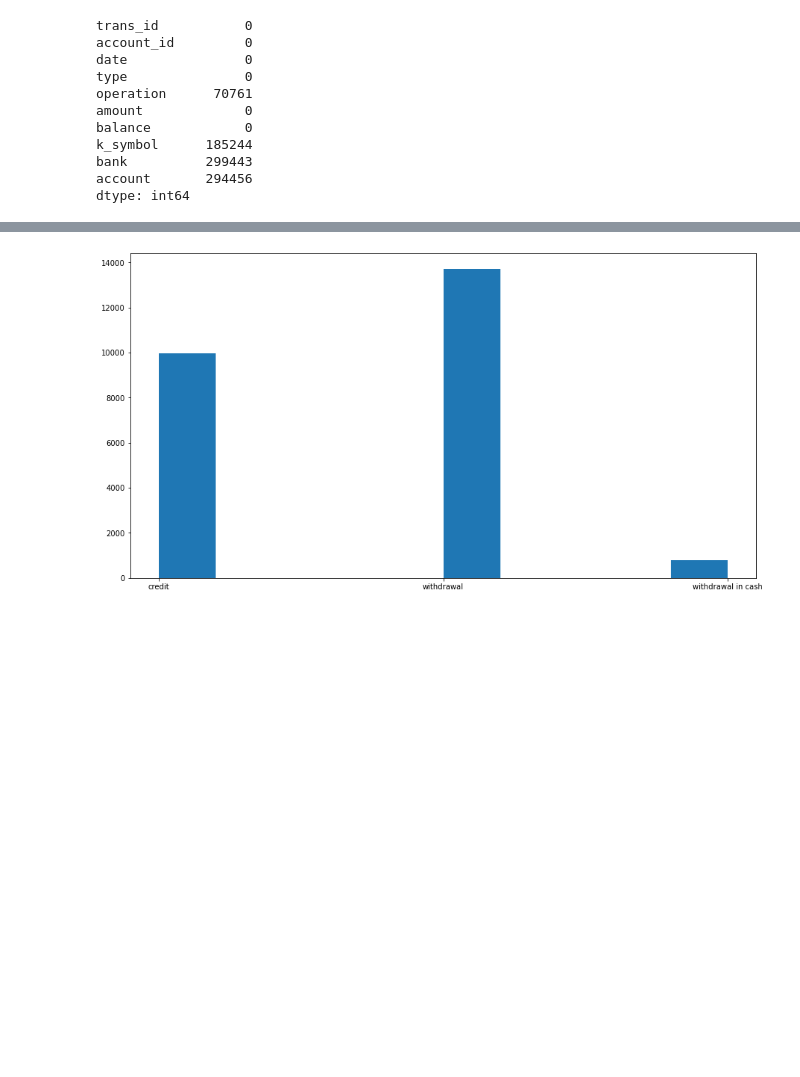
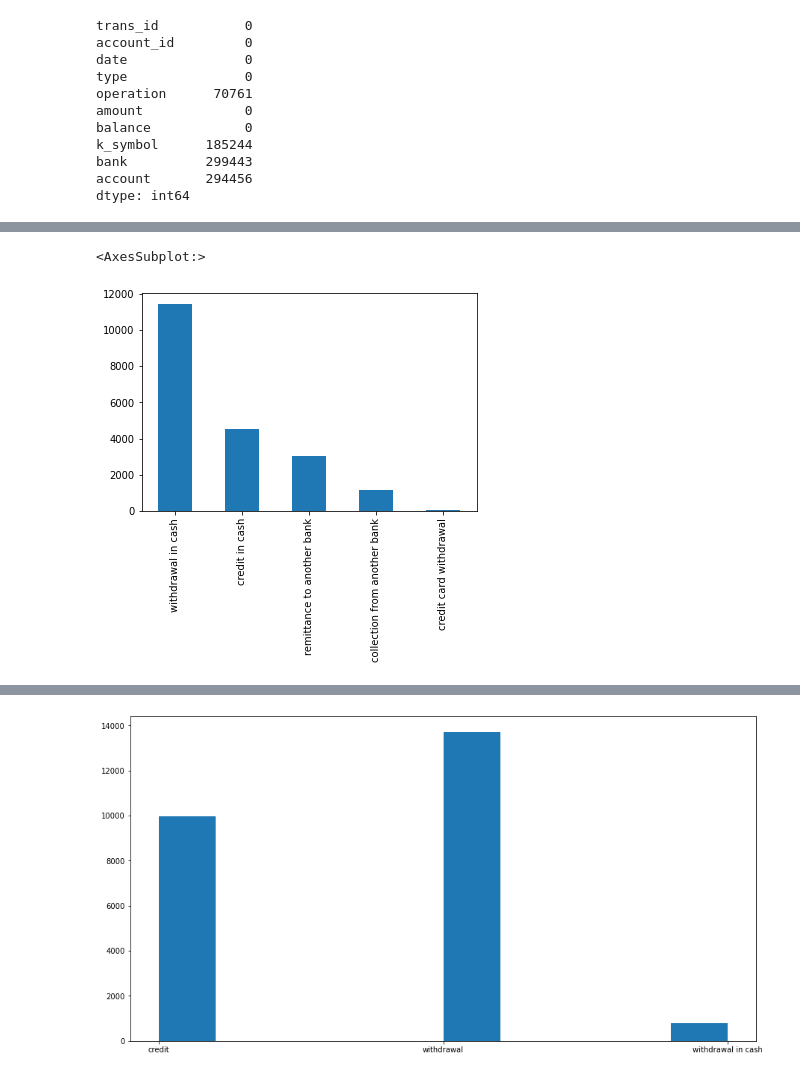
Before and after one commit to pipe-01/AC, a Jupyter notebook: client2.ipynb, the cells around one changed output, grey strips where cells are left out. Cells and saved outputs as stored; diff of their text form; code cells hidden in the pictures; blank space fills up the shorter version.

Commit message:
data preparation in progress

```diff
--- a/client2.ipynb
+++ b/client2.ipynb
@@ -145,0 +149,4 @@ merged_client_demo_account.head()
+# %%
+import seaborn as sns
+sns.set_theme(style="darkgrid")
+sns.relplot(data= merged_client_demo_account, x="unemployment_increase", y="status")
@@ -146,7 +157,7 @@ merged_client_demo_account.head()
 # %% [markdown]
 ### Merge the Loan and Transaction table with account
 # %%
-loan = pd.read_csv("ficheiros_competicao_dev/loan_dev.csv", sep=";", header=0)
+loan = pd.read_csv("dados/loan_dev.csv", sep=";", header=0)
 loan.head()
 # %% [output]
 |  | loan_id | account_id | date | amount | duration | payments | status |
@@ -158,7 +169,7 @@ loan.head()
 # %% [markdown]
 #### Clean Transaction data
 # %%
-trans = pd.read_csv("ficheiros_competicao_dev/trans_dev.csv", sep=";", header=0)
+trans = pd.read_csv("dados/trans_dev.csv", sep=";", header=0)
 trans.head()
 # %% [output]
 |  | trans_id | account_id | date | type | operation | amount | balance | k_symbol | bank | account |
@@ -191,3 +202,8 @@ merge.head()
 | 2 | 3669814 | 5270 | 930131 | credit | NaN | 110.2 | 45659.2 | interest credited | NaN | NaN | ... |
 | 3 | 1549098 | 5270 | 930212 | withdrawal | withdrawal in cash | 9600.0 | 36059.2 | NaN | NaN | NaN | ... |
 | 4 | 1548751 | 5270 | 930214 | credit | collection from another bank | 44749.0 | 80808.2 | NaN | IJ | 80269753.0 | ... |
+# %%
+merge['operation'].value_counts().plot(kind='bar')
+# %% [output]
+<AxesSubplot:>
+[figure, added]
```
Also changed, not shown: parts of 16 cells of this notebook, 19 other files.
